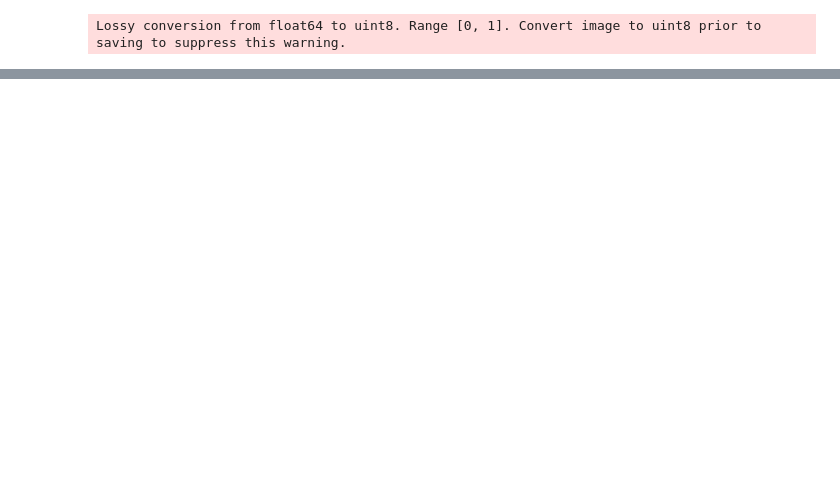
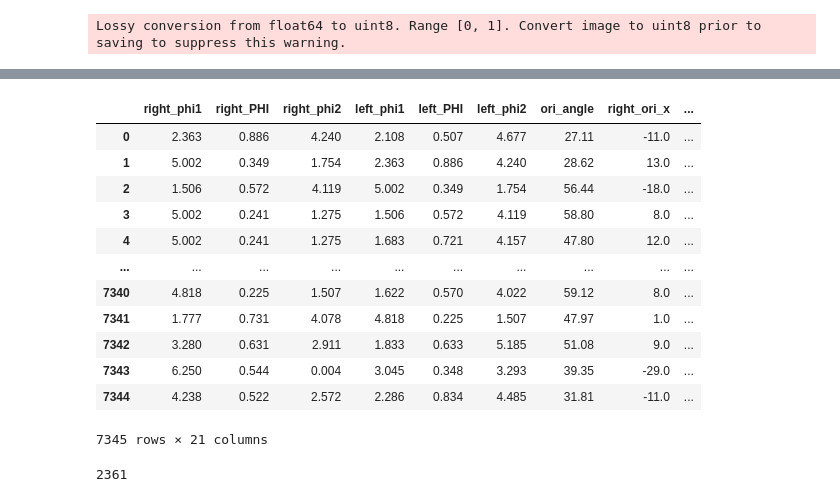
Before and after one commit to bruno-manoel-dbki/tantalum, a Jupyter notebook: source/Grain selection.ipynb, the cells around one changed output, grey strips where cells are left out. Cells and saved outputs as stored; diff of their text form; code cells hidden in the pictures; blank space fills up the shorter version.

```diff
--- a/source/Grain selection.ipynb
+++ b/source/Grain selection.ipynb
@@ -278,0 +355,20 @@ Lossy conversion from float64 to uint8. Range [0, 1]. Convert image to uint8 pri
+# %%
+df
+# %% [output]
+|  | right_phi1 | right_PHI | right_phi2 | left_phi1 | left_PHI | left_phi2 | ori_angle | right_ori_x | ... |
+| 0 | 2.363 | 0.886 | 4.240 | 2.108 | 0.507 | 4.677 | 27.11 | -11.0 | ... |
+| 1 | 5.002 | 0.349 | 1.754 | 2.363 | 0.886 | 4.240 | 28.62 | 13.0 | ... |
+| 2 | 1.506 | 0.572 | 4.119 | 5.002 | 0.349 | 1.754 | 56.44 | -18.0 | ... |
+| 3 | 5.002 | 0.241 | 1.275 | 1.506 | 0.572 | 4.119 | 58.80 | 8.0 | ... |
+| 4 | 5.002 | 0.241 | 1.275 | 1.683 | 0.721 | 4.157 | 47.80 | 12.0 | ... |
+| ... | ... | ... | ... | ... | ... | ... | ... | ... | ... |
+| 7340 | 4.818 | 0.225 | 1.507 | 1.622 | 0.570 | 4.022 | 59.12 | 8.0 | ... |
+| 7341 | 1.777 | 0.731 | 4.078 | 4.818 | 0.225 | 1.507 | 47.97 | 1.0 | ... |
+| 7342 | 3.280 | 0.631 | 2.911 | 1.833 | 0.633 | 5.185 | 51.08 | 9.0 | ... |
+| 7343 | 6.250 | 0.544 | 0.004 | 3.045 | 0.348 | 3.293 | 39.35 | -29.0 | ... |
+| 7344 | 4.238 | 0.522 | 2.572 | 2.286 | 0.834 | 4.485 | 31.81 | -11.0 | ... |
+7345 rows × 21 columns
+# %%
+len(df_grains.index)
+# %% [output]
+2361
```
Also changed, not shown: parts of 22 cells of this notebook.
